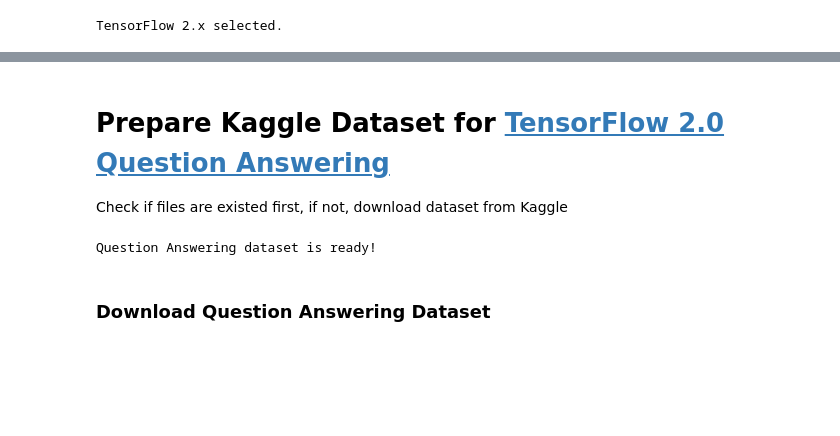
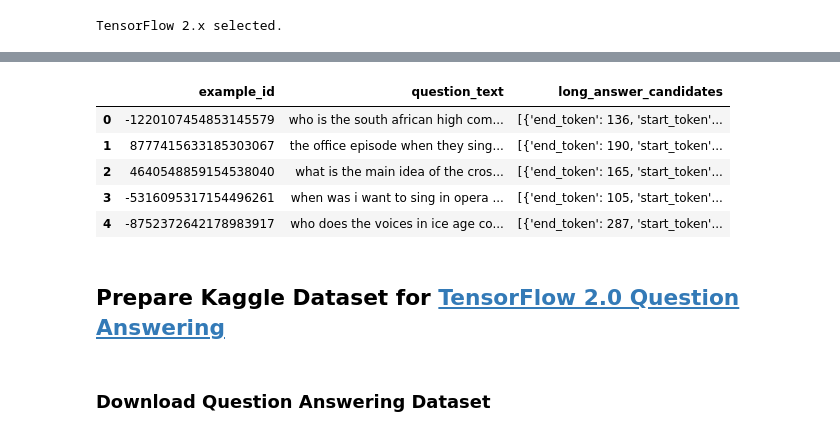
Before and after one commit to cyyeh/kaggle, a Jupyter notebook: google-qa/google_qa.ipynb, the cells around one changed output, grey strips where cells are left out. Cells and saved outputs as stored; diff of their text form; code cells hidden in the pictures; blank space fills up the shorter version.

```diff
--- a/google-qa/google_qa.ipynb
+++ b/google-qa/google_qa.ipynb
@@ -36,26 +72,18 @@ import os
+# %%
+# load testing data and check if it's ok
+simplified_test_csv_path = "drive/My Drive/simplified-nq-test.csv"
+
+simplified_test_pd = pd.read_csv(simplified_test_csv_path, sep=';')
+simplified_test_pd.head()
+# %% [output]
+|  | example_id | question_text | long_answer_candidates |
+| 0 | -1220107454853145579 | who is the south african high com... | [{'end_token': 136, 'start_token'... |
+| 1 | 8777415633185303067 | the office episode when they sing... | [{'end_token': 190, 'start_token'... |
+| 2 | 4640548859154538040 | what is the main idea of the cros... | [{'end_token': 165, 'start_token'... |
+| 3 | -5316095317154496261 | when was i want to sing in opera ... | [{'end_token': 105, 'start_token'... |
+| 4 | -8752372642178983917 | who does the voices in ice age co... | [{'end_token': 287, 'start_token'... |
 # %% [markdown]
-# Prepare Kaggle Dataset for [TensorFlow 2.0 Question Answering](https://www.kaggle.com/c/tensorflow2-question-answering)
-
-Check if files are existed first, if not, download dataset from Kaggle
+## Prepare Kaggle Dataset for [TensorFlow 2.0 Question Answering](https://www.kaggle.com/c/tensorflow2-question-answering)
-# %%
-def are_train_and_test_data_existed():
-  nq_test_data_file = 'simplified-nq-test.jsonl'
-  nq_train_data_file = 'simplified-nq-train.jsonl'
-  return os.path.exists(nq_test_data_file) and os.path.exists(nq_train_data_file)
-
-def are_train_and_test_zip_existed():
-  nq_test_data_zip = 'simplified-nq-test.jsonl.zip'
-  nq_train_data_zip = 'simplified-nq-train.jsonl.zip'
-  return os.path.exists(nq_test_data_zip) and os.path.exists(nq_train_data_zip)
-
-if are_train_and_test_data_existed():
-  print(f"Question Answering dataset is ready!")
-elif are_train_and_test_zip_existed():
-  print(f"Question Answering dataset is found in zip format, unzip them first!")
-else:
-  print(f"Question Answering dataset is not found!")
-# %% [output]
-Question Answering dataset is ready!
 # %% [markdown]
 ### Download Question Answering Dataset
 # %%
```
Also changed, not shown: parts of 33 cells of this notebook.
